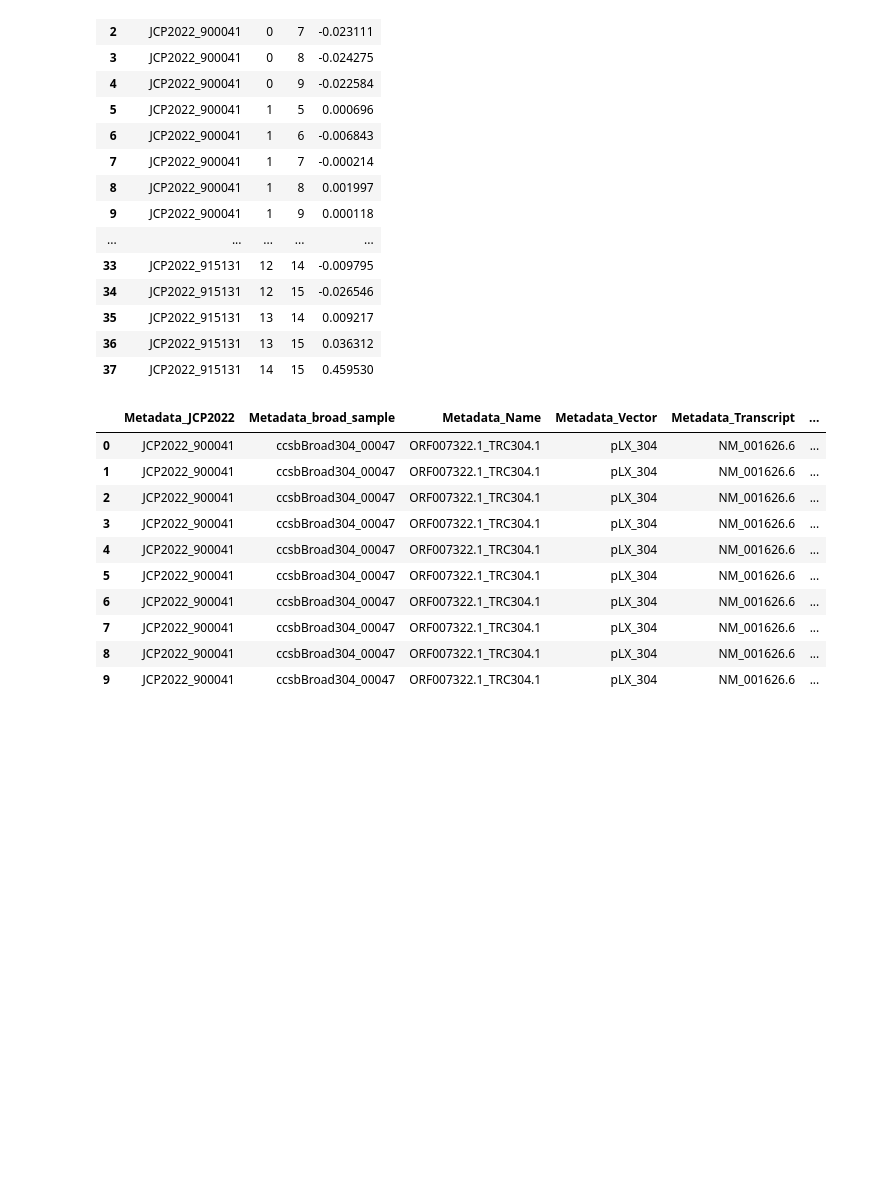
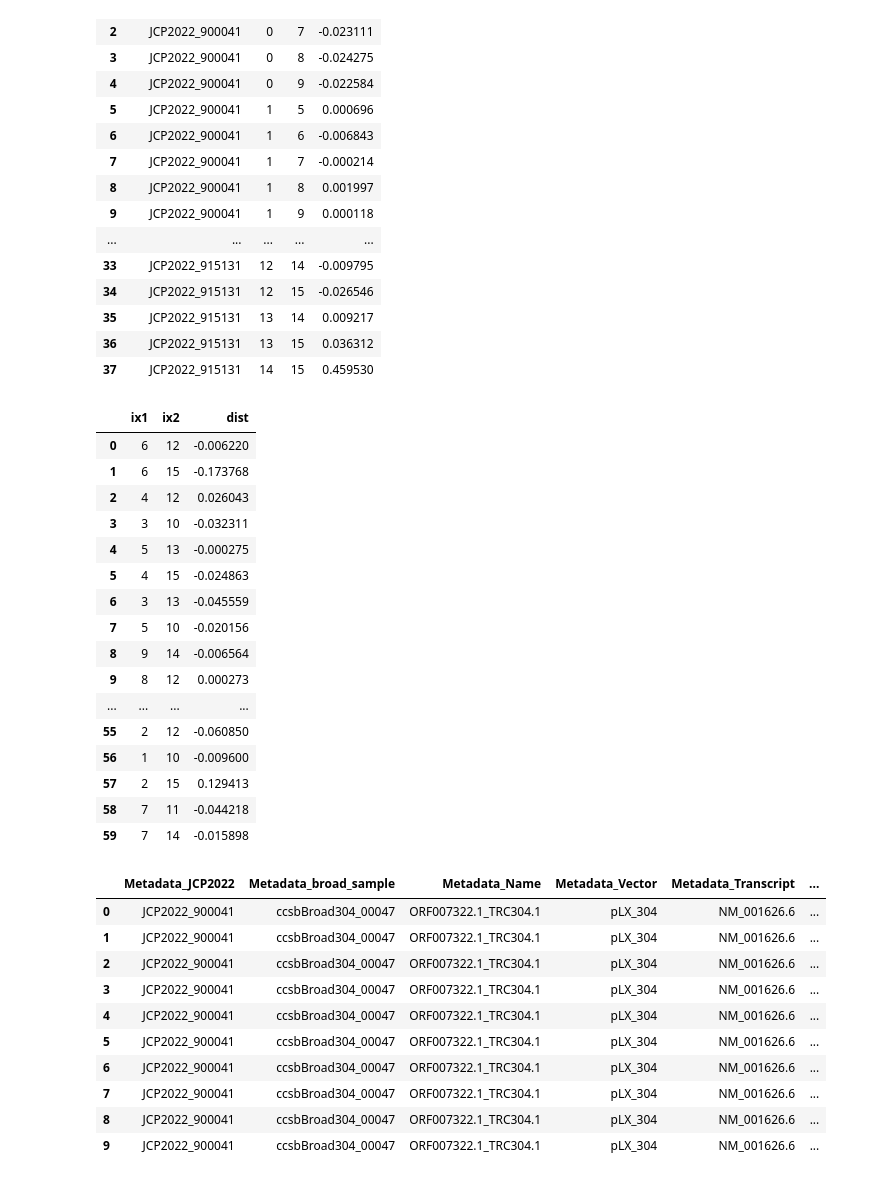
Before and after one commit to broadinstitute/position-effect-correction, a Jupyter notebook: 4.copairs/one_jcp_test.ipynb, the cells around one changed output. Saved outputs shown, nothing was run; the diff lists cells and outputs as text; code cells hidden in the pictures; blank space fills up the shorter version.

```diff
--- a/4.copairs/one_jcp_test.ipynb
+++ b/4.copairs/one_jcp_test.ipynb
@@ -115,6 +115,26 @@ pos_pairs
 | 35 | JCP2022_915131 | 13 | 14 | 0.009217 |
 | 36 | JCP2022_915131 | 13 | 15 | 0.036312 |
 | 37 | JCP2022_915131 | 14 | 15 | 0.459530 |
+# %%
+neg_pairs
+# %% [output]
+|  | ix1 | ix2 | dist |
+| 0 | 6 | 12 | -0.006220 |
+| 1 | 6 | 15 | -0.173768 |
+| 2 | 4 | 12 | 0.026043 |
+| 3 | 3 | 10 | -0.032311 |
+| 4 | 5 | 13 | -0.000275 |
+| 5 | 4 | 15 | -0.024863 |
+| 6 | 3 | 13 | -0.045559 |
+| 7 | 5 | 10 | -0.020156 |
+| 8 | 9 | 14 | -0.006564 |
+| 9 | 8 | 12 | 0.000273 |
+| ... | ... | ... | ... |
+| 55 | 2 | 12 | -0.060850 |
+| 56 | 1 | 10 | -0.009600 |
+| 57 | 2 | 15 | 0.129413 |
+| 58 | 7 | 11 | -0.044218 |
+| 59 | 7 | 14 | -0.015898 |
 # %%
 result[result.Metadata_JCP2022 == "JCP2022_900041"]
 # %% [output]
```
Also changed, not shown: parts of 6 cells of this notebook.
